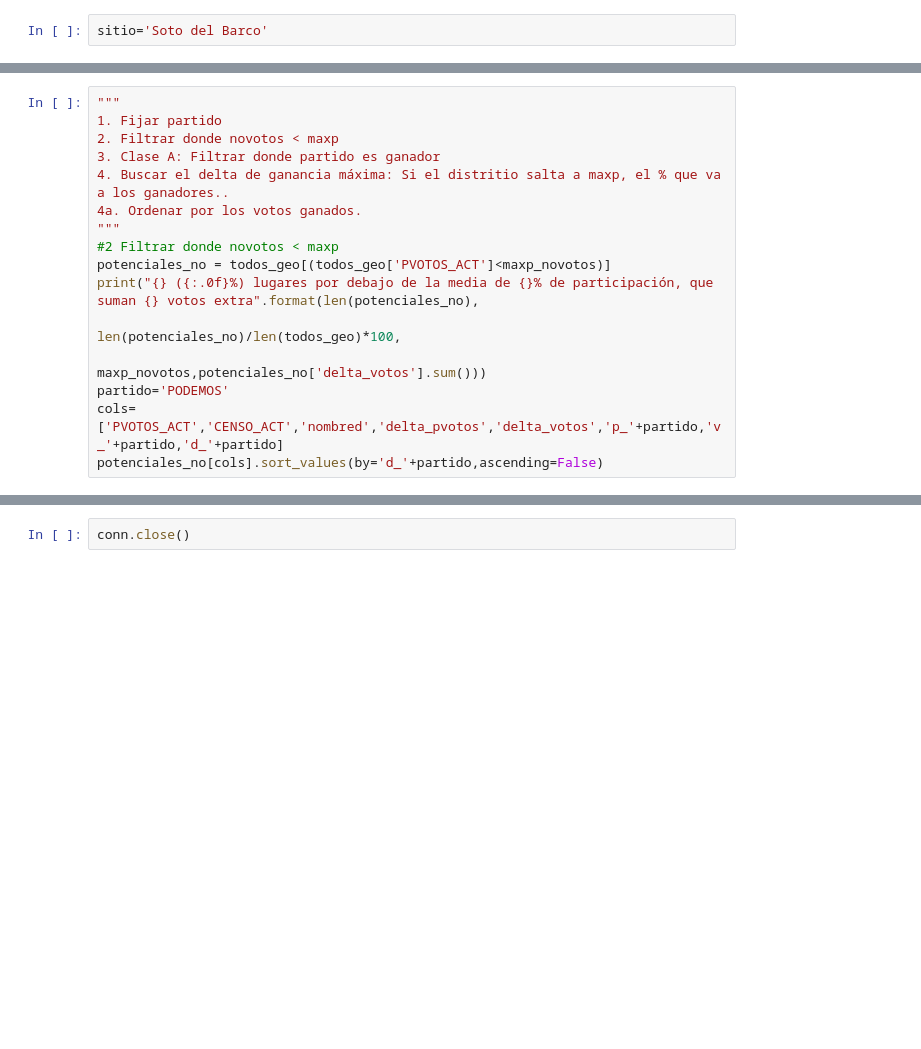
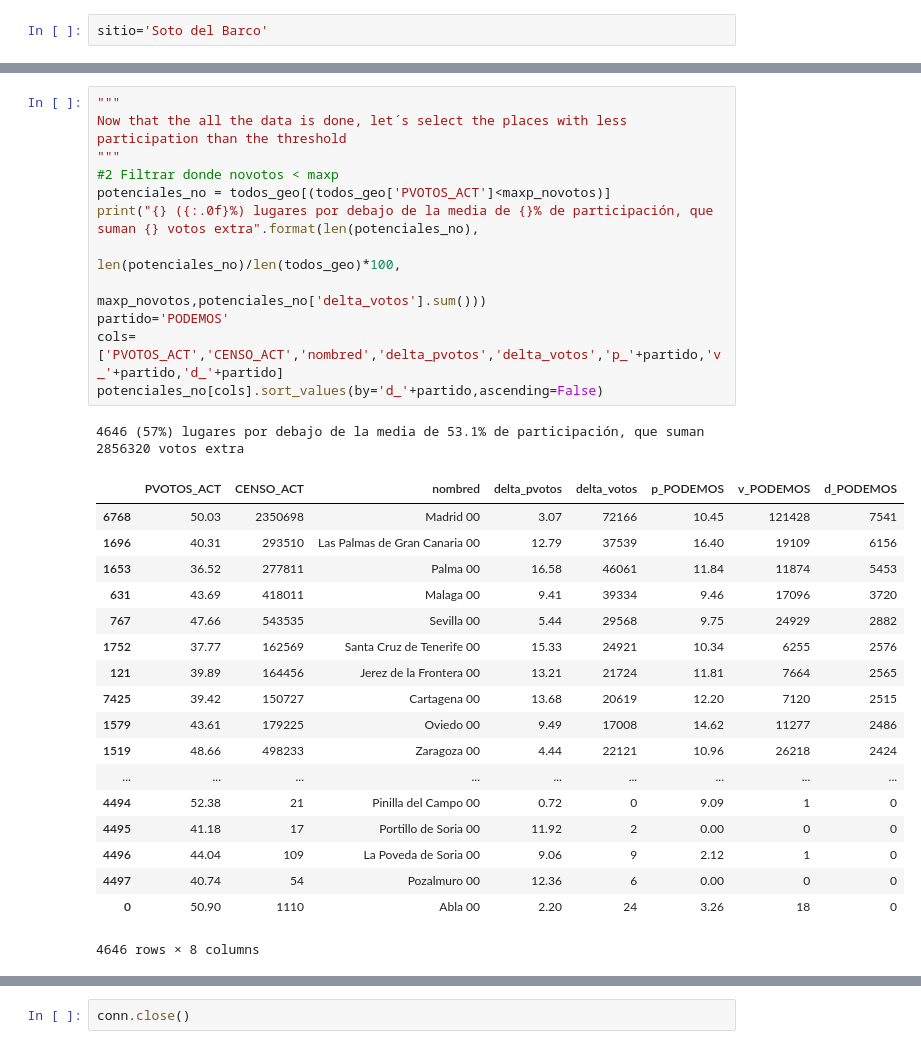
Before and after one commit to brunosan/europeas, a Jupyter notebook: Elecciones Europeas.ipynb, the cells around one changed output, grey strips where cells are left out. Saved outputs shown, nothing was run; the diff lists cells and outputs as text; blank space fills up the shorter version.

```diff
--- a/Elecciones Europeas.ipynb
+++ b/Elecciones Europeas.ipynb
@@ -519,17 +867,33 @@ todos_geo[(todos_geo['PVOTOS_ACT']<maxp_novotos)][cols].sort_values(by='p_'+part
 # %%
 """
-1. Fijar partido
-2. Filtrar donde novotos < maxp
-3. Clase A: Filtrar donde partido es ganador
-4. Buscar el delta de ganancia máxima: Si el distritio salta a maxp, el % que va a los ganadores..
-4a. Ordenar por los votos ganados.
+Now that the all the data is done, let´s select the places with less participation than the threshold
 """
 #2 Filtrar donde novotos < maxp
 potenciales_no = todos_geo[(todos_geo['PVOTOS_ACT']<maxp_novotos)]
 print("{} ({:.0f}%) lugares por debajo de la media de {}% de participación, que suman {} votos extra".format(len(potenciales_no),
                                                 len(potenciales_no)/len(todos_geo)*100,
                                                 maxp_novotos,potenciales_no['delta_votos'].sum()))
 partido='PODEMOS'
 cols=['PVOTOS_ACT','CENSO_ACT','nombred','delta_pvotos','delta_votos','p_'+partido,'v_'+partido,'d_'+partido]
 potenciales_no[cols].sort_values(by='d_'+partido,ascending=False)
+# %% [output]
+4646 (57%) lugares por debajo de la media de 53.1% de participación, que suman 2856320 votos extra
+|  | PVOTOS_ACT | CENSO_ACT | nombred | delta_pvotos | delta_votos | p_PODEMOS | v_PODEMOS | d_PODEMOS |
+| 6768 | 50.03 | 2350698 | Madrid 00 | 3.07 | 72166 | 10.45 | 121428 | 7541 |
+| 1696 | 40.31 | 293510 | Las Palmas de Gran Canaria 00 | 12.79 | 37539 | 16.40 | 19109 | 6156 |
+| 1653 | 36.52 | 277811 | Palma 00 | 16.58 | 46061 | 11.84 | 11874 | 5453 |
+| 631 | 43.69 | 418011 | Malaga 00 | 9.41 | 39334 | 9.46 | 17096 | 3720 |
+| 767 | 47.66 | 543535 | Sevilla 00 | 5.44 | 29568 | 9.75 | 24929 | 2882 |
+| 1752 | 37.77 | 162569 | Santa Cruz de Tenerife 00 | 15.33 | 24921 | 10.34 | 6255 | 2576 |
+| 121 | 39.89 | 164456 | Jerez de la Frontera 00 | 13.21 | 21724 | 11.81 | 7664 | 2565 |
+| 7425 | 39.42 | 150727 | Cartagena 00 | 13.68 | 20619 | 12.20 | 7120 | 2515 |
+| 1579 | 43.61 | 179225 | Oviedo 00 | 9.49 | 17008 | 14.62 | 11277 | 2486 |
+| 1519 | 48.66 | 498233 | Zaragoza 00 | 4.44 | 22121 | 10.96 | 26218 | 2424 |
+| ... | ... | ... | ... | ... | ... | ... | ... | ... |
+| 4494 | 52.38 | 21 | Pinilla del Campo 00 | 0.72 | 0 | 9.09 | 1 | 0 |
+| 4495 | 41.18 | 17 | Portillo de Soria 00 | 11.92 | 2 | 0.00 | 0 | 0 |
+| 4496 | 44.04 | 109 | La Poveda de Soria 00 | 9.06 | 9 | 2.12 | 1 | 0 |
+| 4497 | 40.74 | 54 | Pozalmuro 00 | 12.36 | 6 | 0.00 | 0 | 0 |
+| 0 | 50.90 | 1110 | Abla 00 | 2.20 | 24 | 3.26 | 18 | 0 |
+4646 rows × 8 columns
 # %%
```
Also changed, not shown: parts of 65 cells of this notebook.
